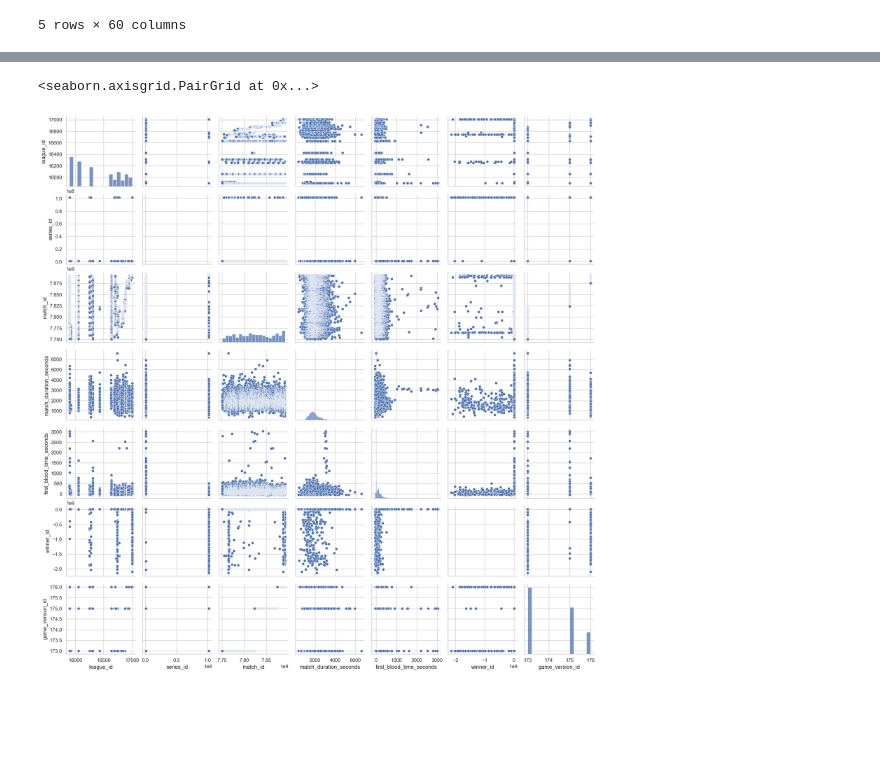
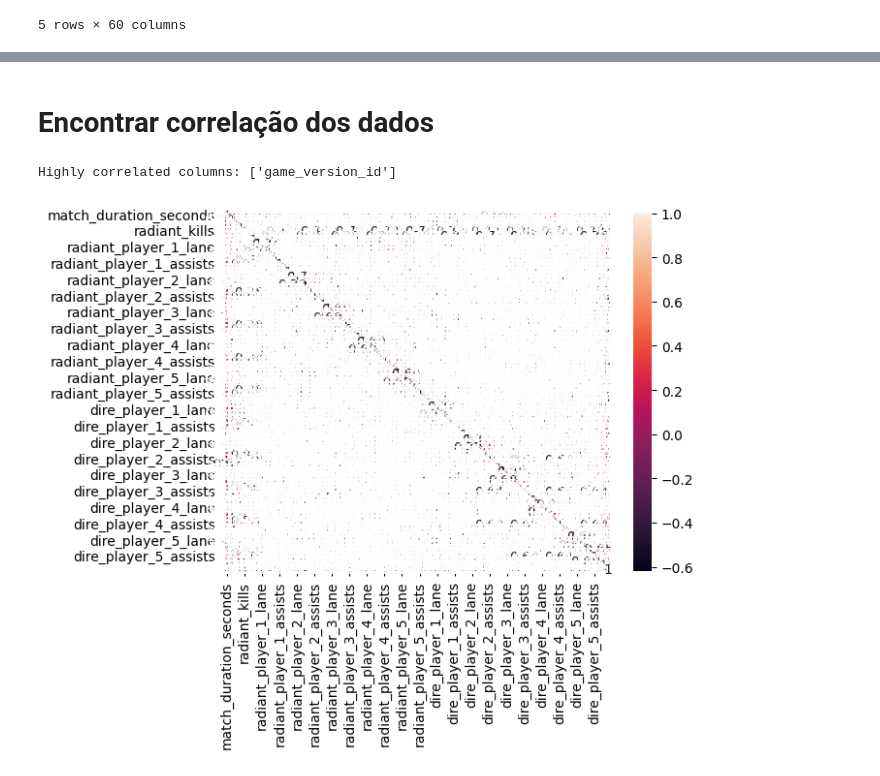
Before and after one commit to ExiledSpirit/dota-match-predict, a Jupyter notebook: dota2_proj/Analise_exploratoria_Dota2.ipynb, the cells around one changed output, grey strips where cells are left out. Drawn from its saved outputs; the diff is of its cells as text; code cells hidden in the pictures; blank space fills up the shorter version.

```diff
--- a/dota2_proj/Analise_exploratoria_Dota2.ipynb
+++ b/dota2_proj/Analise_exploratoria_Dota2.ipynb
@@ -247,21 +279,22 @@ datasetGt2024SemPlayers.head()
 | 2 | PGL Wallachia Season #2 Open Qual... | 17006 | PROFESSIONAL | 2024-08-07 | 2024-08-12 22:00:00 | <NA> | 101736988 | ... |
 | 3 | PGL Wallachia Season #2 Open Qual... | 17006 | PROFESSIONAL | 2024-08-07 | 2024-08-12 22:00:00 | <NA> | 897543 | ... |
 | 4 | PGL Wallachia Season #2 Open Qual... | 17006 | PROFESSIONAL | 2024-08-07 | 2024-08-12 22:00:00 | <NA> | 897542 | ... |
-# %%
-sns.pairplot(datasetGt2024SemPlayers)
-# %% [output]
-<seaborn.axisgrid.PairGrid at 0x...>
-[figure, removed]
+# %% [markdown]
+# Encontrar correlação dos dados
 # %%
+import seaborn as sns
 
-# Calculate correlation matrix
-# corr_matrix = numerical_columns.corr()
+#Calculate correlation matrix
+corr_matrix = datasetGt2024_Clean.select_dtypes(include=['number']).corr()
 
-# # Visualize correlation matrix using a heatmap
-# sns.heatmap(corr_matrix, annot=True)
+# Visualize correlation matrix using a heatmap
+sns.heatmap(corr_matrix, annot=True)
 
-# # Check for highly correlated columns
-# correlation_matrix = numerical_columns.corr().abs()
-# upper_triangle = correlation_matrix.where(np.triu(np.ones(correlation_matrix.shape), k=1).astype(bool))
-# highly_correlated_columns = [column for column in upper_triangle.columns if any(upper_triangle[column] > 0.9)]  # Adjust threshold as needed
-# print("Highly correlated columns:", highly_correlated_columns)
+# Check for highly correlated columns
+correlation_matrix = numerical_columns.corr().abs()
+upper_triangle = correlation_matrix.where(np.triu(np.ones(correlation_matrix.shape), k=1).astype(bool))
+highly_correlated_columns = [column for column in upper_triangle.columns if any(upper_triangle[column] > 0.9)]  # Adjust threshold as needed
+print("Highly correlated columns:", highly_correlated_columns)
+# %% [output]
+Highly correlated columns: ['game_version_id']
+[figure, added]
```
Also changed, not shown: parts of 7 cells of this notebook, 1 other file.
